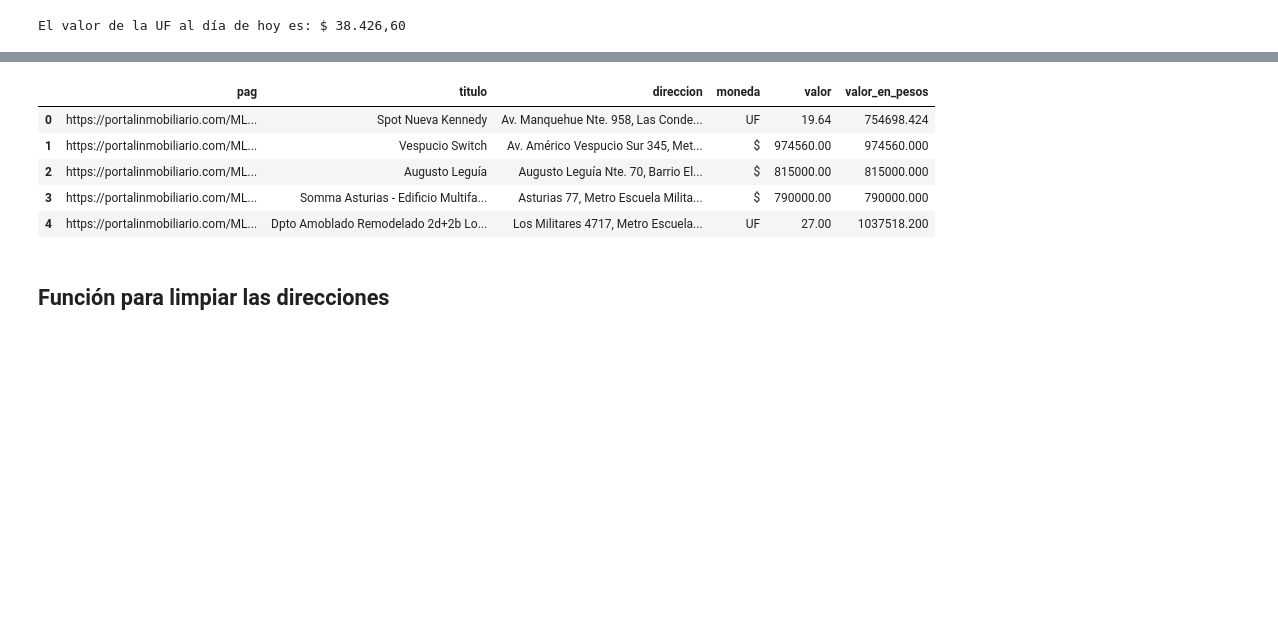
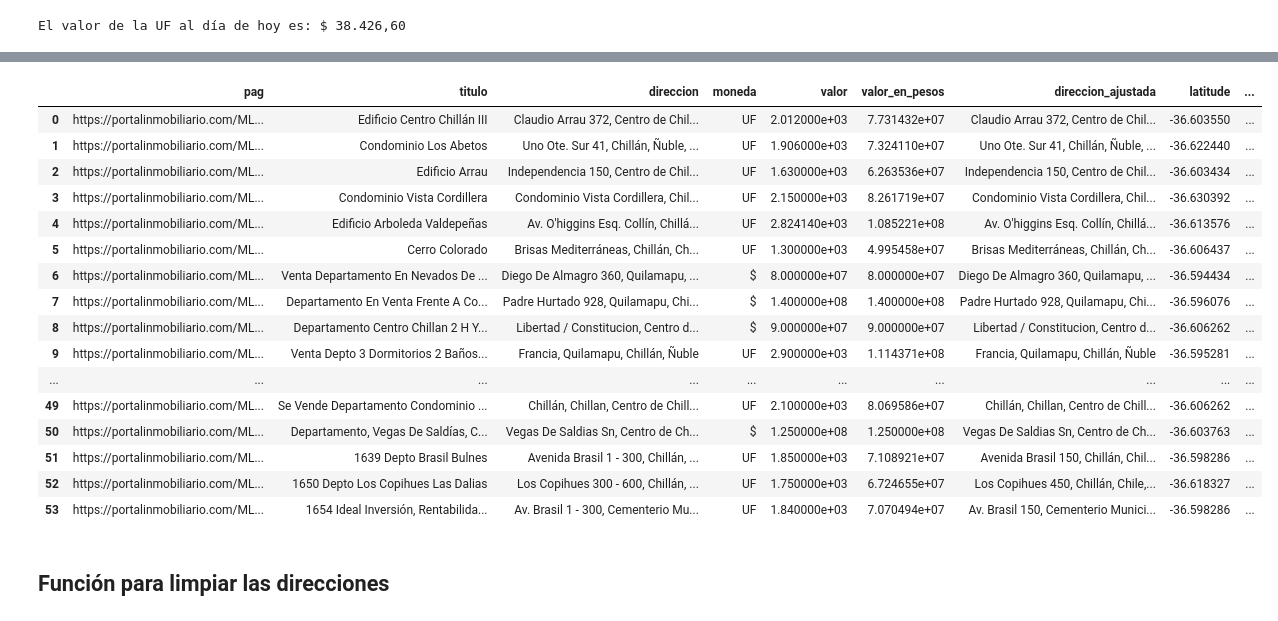
Before and after one commit to Kurt-Casteg/Proyecto_Almacenamiento, a Jupyter notebook: Trabajo_Final_ACD.ipynb, the cells around one changed output, grey strips where cells are left out. Cells and saved outputs as stored; diff of their text form; code cells hidden in the pictures; blank space fills up the shorter version.

Commit message:
Se implementan mejoras y manejo de errores

```diff
--- a/Trabajo_Final_ACD.ipynb
+++ b/Trabajo_Final_ACD.ipynb
@@ -60,14 +64,17 @@ import sqlite3
 # %% [markdown]
 ## Declaración de variables utilizadas
 # %%
+# Configuración de logging para rastrear errores
+logging.basicConfig(level=logging.ERROR, format='%(asctime)s - %(levelname)s - %(message)s')
+
 # Variables iniciales
 api_key = "AIzaSyAD8KcMrw12UflO3by_ksvRV8YepNydkOo"
-tipo_contrato = 'Arriendo' # venta, arriendo o arriendo_temporal
-tipo_inmueble = 'Departamentos' # dpto, casa u oficina.
-ubicacion_inmueble = 'Las Condes' # la comuna de la búsqueda
-monto_minimo = 500000 # monto mínimo de la búsqueda
-monto_maximo = 2000000 # monto máximo de la búsqueda
-cant_paginas = 2 # número de páginas a recorrer
-radio_busqueda = '300' # radio (en metros) de búsqueda de lugares cercanos
-busqueda_rubros = ['restaurante', 'supermercado'] # rubro de lugares cercanos
+tipo_contrato = 'Venta'  # Venta, Arriendo o Arriendo temporal
+tipo_inmueble = 'Departamentos'  # Departamentos, Casas u Oficinas.
+ubicacion_inmueble = 'Chillan'  # la comuna de la búsqueda
+monto_minimo = 500000  # monto mínimo de la búsqueda
+monto_maximo = 150000000  # monto máximo de la búsqueda
+cant_paginas = 2  # número de páginas a recorrer
+radio_busqueda = '300'  # radio (en metros) de búsqueda de lugares cercanos
+busqueda_rubros = ['restaurante', 'supermercado']  # rubro de lugares cercanos
 # %%
@@ -80,8 +87,12 @@ chrome_options.add_argument("--disable-dev-shm-usage")
 ## Webscraping portalinmobiliario
 # %%
 # Inicializar el navegador
-driver = webdriver.Chrome(options=chrome_options)
-driver.get('https://www.portalinmobiliario.com/')
+try:
+    driver = webdriver.Chrome(options=chrome_options)
+    driver.get('https://www.portalinmobiliario.com/')
+except WebDriverException as e:
+    logging.error(f"Error al inicializar el navegador: {e}")
+    exit()
 # %%
 # Función para cerrar el banner de cookies
 def cerrar_banner_cookies():
@@ -311,0 +344,2 @@ driver.quit()
+# %%
+df = extraer_datos_departamentos(datos_departamentos, driver, wait)
@@ -331,3 +383,16 @@ finally:
     driver2.quit()
 # %% [output]
 El valor de la UF al día de hoy es: $ 38.426,60
+# %%
+# prompt: Convertir la columna valor a numérico. crear nueva columna llamada valor en pesos, donde se mantenga el valor si moneda es $, en cambio si moneda es UF, multiplicar la columna valor por el valor de la uf al día de hoy
+
+# Convert 'valor' column to numeric, handling errors
+df['valor'] = pd.to_numeric(df['valor'], errors='coerce')
+
+# Define today's UF value (replace with actual value if needed)
+valor_uf_hoy = valor_uf_numerico  # Use the value obtained from the webscraping
+
+# Create 'valor_en_pesos' column
+df['valor_en_pesos'] = df.apply(lambda row: row['valor'] if row['moneda'] == '$' else row['valor'] * valor_uf_hoy if row['moneda'] == 'UF' else None, axis=1)
+
+df
@@ -340,14 +423,25 @@ df['valor_en_pesos'] = df.apply(
     lambda row: row['valor'] * valor_uf_numerico if row['moneda'] == 'UF' else row['valor'], axis=1
 )
 # %%
-df.head()
+df
 # %% [output]
-|  | pag | titulo | direccion | moneda | valor | valor_en_pesos |
-| 0 | https://portalinmobiliario.com/ML... | Spot Nueva Kennedy | Av. Manquehue Nte. 958, Las Conde... | UF | 19.64 | 754698.424 |
-| 1 | https://portalinmobiliario.com/ML... | Vespucio Switch | Av. Américo Vespucio Sur 345, Met... | $ | 974560.00 | 974560.000 |
-| 2 | https://portalinmobiliario.com/ML... | Augusto Leguía | Augusto Leguía Nte. 70, Barrio El... | $ | 815000.00 | 815000.000 |
-| 3 | https://portalinmobiliario.com/ML... | Somma Asturias - Edificio Multifa... | Asturias 77, Metro Escuela Milita... | $ | 790000.00 | 790000.000 |
-| 4 | https://portalinmobiliario.com/ML... | Dpto Amoblado Remodelado 2d+2b Lo... | Los Militares 4717, Metro Escuela... | UF | 27.00 | 1037518.200 |
+|  | pag | titulo | direccion | moneda | valor | valor_en_pesos | direccion_ajustada | latitude | ... |
+| 0 | https://portalinmobiliario.com/ML... | Edificio Centro Chillán III | Claudio Arrau 372, Centro de Chil... | UF | 2.012000e+03 | 7.731432e+07 | Claudio Arrau 372, Centro de Chil... | -36.603550 | ... |
+| 1 | https://portalinmobiliario.com/ML... | Condominio Los Abetos | Uno Ote. Sur 41, Chillán, Ñuble, ... | UF | 1.906000e+03 | 7.324110e+07 | Uno Ote. Sur 41, Chillán, Ñuble, ... | -36.622440 | ... |
+| 2 | https://portalinmobiliario.com/ML... | Edificio Arrau | Independencia 150, Centro de Chil... | UF | 1.630000e+03 | 6.263536e+07 | Independencia 150, Centro de Chil... | -36.603434 | ... |
+| 3 | https://portalinmobiliario.com/ML... | Condominio Vista Cordillera | Condominio Vista Cordillera, Chil... | UF | 2.150000e+03 | 8.261719e+07 | Condominio Vista Cordillera, Chil... | -36.630392 | ... |
+| 4 | https://portalinmobiliario.com/ML... | Edificio Arboleda Valdepeñas | Av. O'higgins Esq. Collín, Chillá... | UF | 2.824140e+03 | 1.085221e+08 | Av. O'higgins Esq. Collín, Chillá... | -36.613576 | ... |
+| 5 | https://portalinmobiliario.com/ML... | Cerro Colorado | Brisas Mediterráneas, Chillán, Ch... | UF | 1.300000e+03 | 4.995458e+07 | Brisas Mediterráneas, Chillán, Ch... | -36.606437 | ... |
+| 6 | https://portalinmobiliario.com/ML... | Venta Departamento En Nevados De ... | Diego De Almagro 360, Quilamapu, ... | $ | 8.000000e+07 | 8.000000e+07 | Diego De Almagro 360, Quilamapu, ... | -36.594434 | ... |
+| 7 | https://portalinmobiliario.com/ML... | Departamento En Venta Frente A Co... | Padre Hurtado 928, Quilamapu, Chi... | $ | 1.400000e+08 | 1.400000e+08 | Padre Hurtado 928, Quilamapu, Chi... | -36.596076 | ... |
+| 8 | https://portalinmobiliario.com/ML... | Departamento Centro Chillan 2 H Y... | Libertad / Constitucion, Centro d... | $ | 9.000000e+07 | 9.000000e+07 | Libertad / Constitucion, Centro d... | -36.606262 | ... |
+| 9 | https://portalinmobiliario.com/ML... | Venta Depto 3 Dormitorios 2 Baños... | Francia, Quilamapu, Chillán, Ñuble | UF | 2.900000e+03 | 1.114371e+08 | Francia, Quilamapu, Chillán, Ñuble | -36.595281 | ... |
+| ... | ... | ... | ... | ... | ... | ... | ... | ... | ... |
+| 49 | https://portalinmobiliario.com/ML... | Se Vende Departamento Condominio ... | Chillán, Chillan, Centro de Chill... | UF | 2.100000e+03 | 8.069586e+07 | Chillán, Chillan, Centro de Chill... | -36.606262 | ... |
+| 50 | https://portalinmobiliario.com/ML... | Departamento, Vegas De Saldías, C... | Vegas De Saldias Sn, Centro de Ch... | $ | 1.250000e+08 | 1.250000e+08 | Vegas De Saldias Sn, Centro de Ch... | -36.603763 | ... |
+| 51 | https://portalinmobiliario.com/ML... | 1639 Depto Brasil Bulnes | Avenida Brasil 1 - 300, Chillán, ... | UF | 1.850000e+03 | 7.108921e+07 | Avenida Brasil 150, Chillán, Chil... | -36.598286 | ... |
+| 52 | https://portalinmobiliario.com/ML... | 1650 Depto Los Copihues Las Dalias | Los Copihues 300 - 600, Chillán, ... | UF | 1.750000e+03 | 6.724655e+07 | Los Copihues 450, Chillán, Chile,... | -36.618327 | ... |
+| 53 | https://portalinmobiliario.com/ML... | 1654 Ideal Inversión, Rentabilida... | Av. Brasil 1 - 300, Cementerio Mu... | UF | 1.840000e+03 | 7.070494e+07 | Av. Brasil 150, Cementerio Munici... | -36.598286 | ... |
 # %% [markdown]
 ## Función para limpiar las direcciones
 # %%
```
Also changed, not shown: parts of 15 cells of this notebook.
